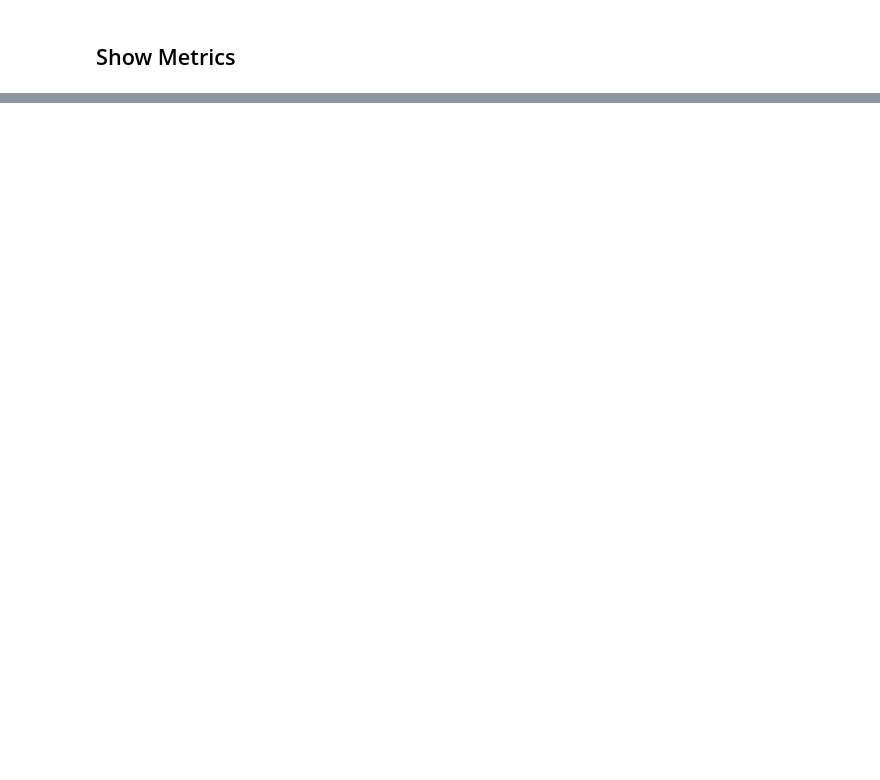
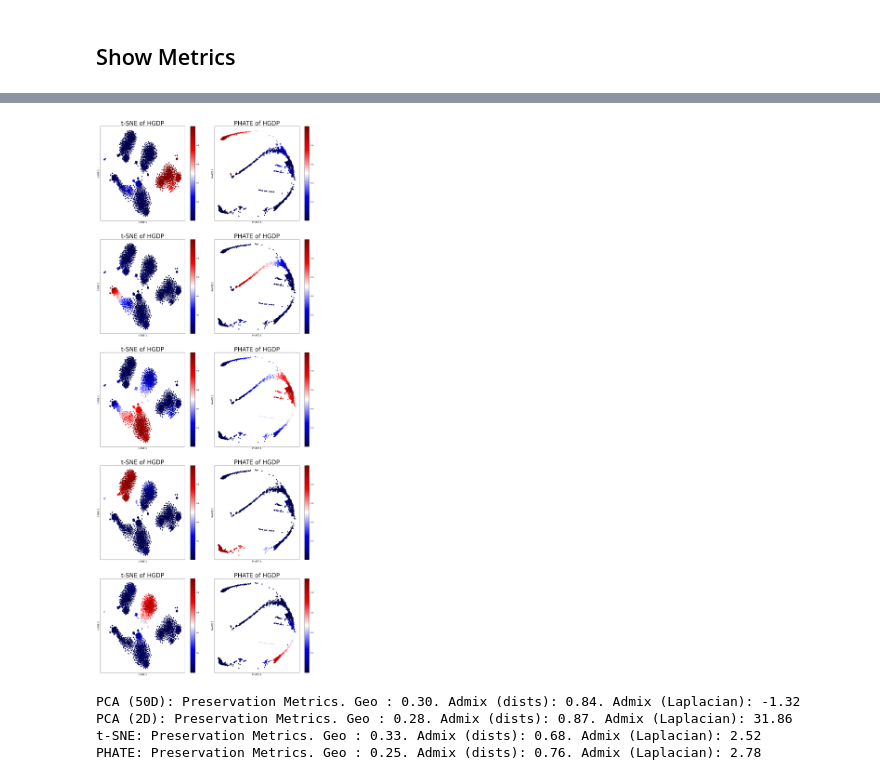
Before and after one commit to latent-reasoning-works/manylatents, a Jupyter notebook: notebooks/HGDP/quantify_HGDP+1KGP_V2.ipynb, the cells around one changed output, grey strips where cells are left out. Saved outputs shown, nothing was run; the diff lists cells and outputs as text; code cells hidden in the pictures; blank space fills up the shorter version.

```diff
--- a/notebooks/HGDP/quantify_HGDP+1KGP_V2.ipynb
+++ b/notebooks/HGDP/quantify_HGDP+1KGP_V2.ipynb
@@ -239,0 +296,9 @@ Geographic Preservation: -0.00. Admixture Preservation: -0.00
+# %%
+from sklearn.random_projection import GaussianRandomProjection
+projector = GaussianRandomProjection(n_components=2000, random_state=42)
+reduced_genotype_matrix = projector.fit_transform(normalized_matrix)
+pca_embr, pca_objr = helpers.compute_pca_from_data_matrix(reduced_genotype_matrix,
+                                                         to_fit_on,
+                                                         to_transform_on,
+                                                         n_components=50)
+phate_embr = helpers.compute_phate(pca_embr, to_fit_on, to_transform_on, knn=5, t=5)
@@ -239,0 +331,24 @@ Geographic Preservation: -0.00. Admixture Preservation: -0.00
+# %%
+plot_admixtures(tsne_embr[index],
+                phate_embr[index],
+                admixture_ratios[index])
+# %% [output]
+[figure, added]
+# %%
+print('PCA (50D): ' + compute_metrics(pca_embr,
+                                      merged_metadata,
+                                      admixture_ratios))
+print('PCA (2D): ' + compute_metrics(pca_embr[:,:2],
+                                     merged_metadata,
+                                     admixture_ratios))
+print('t-SNE: ' + compute_metrics(tsne_embr,
+                                  merged_metadata,
+                                  admixture_ratios))
+print('PHATE: ' + compute_metrics(phate_embr,
+                                  merged_metadata,
+                                  admixture_ratios))
+# %% [output]
+PCA (50D): Preservation Metrics. Geo : 0.30. Admix (dists): 0.84. Admix (Laplacian): -1.32
+PCA (2D): Preservation Metrics. Geo : 0.28. Admix (dists): 0.87. Admix (Laplacian): 31.86
+t-SNE: Preservation Metrics. Geo : 0.33. Admix (dists): 0.68. Admix (Laplacian): 2.52
+PHATE: Preservation Metrics. Geo : 0.25. Admix (dists): 0.76. Admix (Laplacian): 2.78
```
Also changed, not shown: parts of 15 cells of this notebook, 1 other file.
